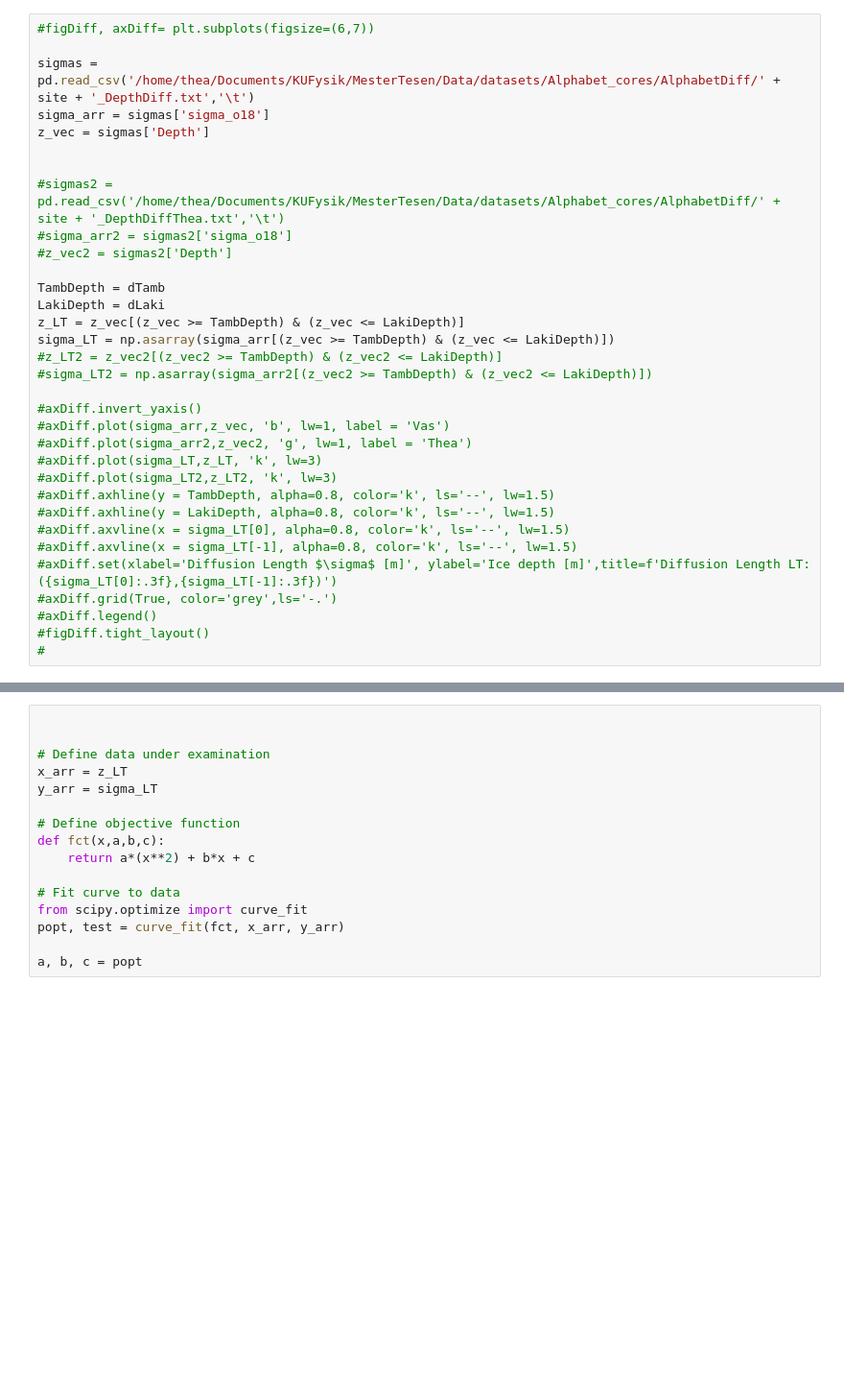
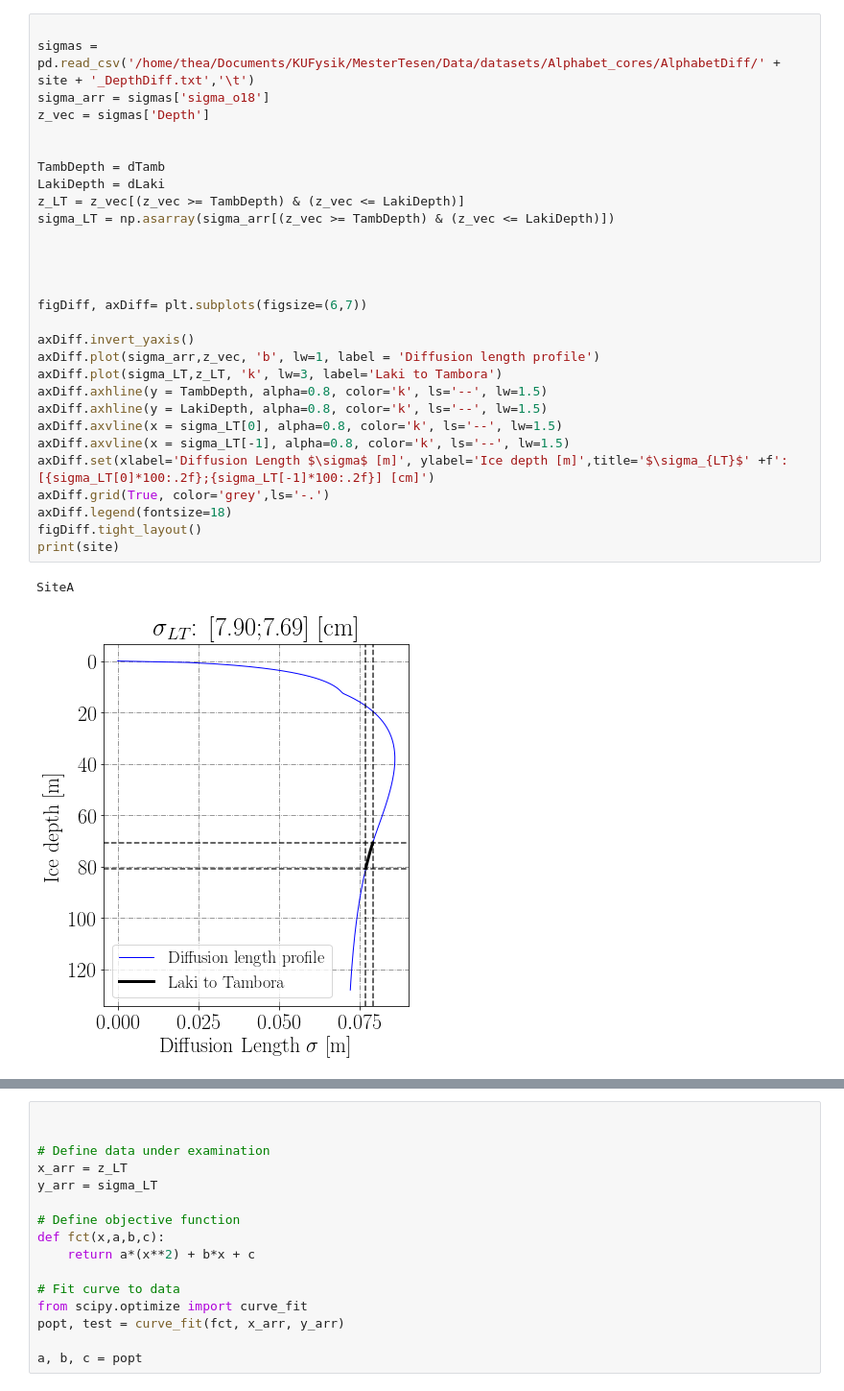
Before and after one commit to TheaQG/AWI_Bcores_Analysis, a Jupyter notebook: sigma_z.ipynb, the cells around one changed output, grey strips where cells are left out. Shown at 96% size. Cells and saved outputs as stored; diff of their text form; blank space fills up the shorter version.

```diff
--- a/sigma_z.ipynb
+++ b/sigma_z.ipynb
@@ -65,38 +67,37 @@ depth_LT = data_d18O_LT['depth']
 d18O_LT = data_d18O_LT['d18O']
 N_InInt = 32
 # %%
-#figDiff, axDiff= plt.subplots(figsize=(6,7))
 
 sigmas = pd.read_csv('/home/thea/Documents/KUFysik/MesterTesen/Data/datasets/Alphabet_cores/AlphabetDiff/' + site + '_DepthDiff.txt','\t')
 sigma_arr = sigmas['sigma_o18']
 z_vec = sigmas['Depth']
 
 
-#sigmas2 = pd.read_csv('/home/thea/Documents/KUFysik/MesterTesen/Data/datasets/Alphabet_cores/AlphabetDiff/' + site + '_DepthDiffThea.txt','\t')
-#sigma_arr2 = sigmas2['sigma_o18']
-#z_vec2 = sigmas2['Depth']
-
 TambDepth = dTamb
 LakiDepth = dLaki
 z_LT = z_vec[(z_vec >= TambDepth) & (z_vec <= LakiDepth)]
 sigma_LT = np.asarray(sigma_arr[(z_vec >= TambDepth) & (z_vec <= LakiDepth)])
-#z_LT2 = z_vec2[(z_vec2 >= TambDepth) & (z_vec2 <= LakiDepth)]
-#sigma_LT2 = np.asarray(sigma_arr2[(z_vec2 >= TambDepth) & (z_vec2 <= LakiDepth)])
 
-#axDiff.invert_yaxis()
-#axDiff.plot(sigma_arr,z_vec, 'b', lw=1, label = 'Vas')
-#axDiff.plot(sigma_arr2,z_vec2, 'g', lw=1, label = 'Thea')
-#axDiff.plot(sigma_LT,z_LT, 'k', lw=3)
-#axDiff.plot(sigma_LT2,z_LT2, 'k', lw=3)
-#axDiff.axhline(y = TambDepth, alpha=0.8, color='k', ls='--', lw=1.5)
-#axDiff.axhline(y = LakiDepth, alpha=0.8, color='k', ls='--', lw=1.5)
-#axDiff.axvline(x = sigma_LT[0], alpha=0.8, color='k', ls='--', lw=1.5)
-#axDiff.axvline(x = sigma_LT[-1], alpha=0.8, color='k', ls='--', lw=1.5)
-#axDiff.set(xlabel='Diffusion Length $\sigma$ [m]', ylabel='Ice depth [m]',title=f'Diffusion Length LT:({sigma_LT[0]:.3f},{sigma_LT[-1]:.3f})')
-#axDiff.grid(True, color='grey',ls='-.')
-#axDiff.legend()
-#figDiff.tight_layout()
-#
+
+
+
+figDiff, axDiff= plt.subplots(figsize=(6,7))
+
+axDiff.invert_yaxis()
+axDiff.plot(sigma_arr,z_vec, 'b', lw=1, label = 'Diffusion length profile')
+axDiff.plot(sigma_LT,z_LT, 'k', lw=3, label='Laki to Tambora')
+axDiff.axhline(y = TambDepth, alpha=0.8, color='k', ls='--', lw=1.5)
+axDiff.axhline(y = LakiDepth, alpha=0.8, color='k', ls='--', lw=1.5)
+axDiff.axvline(x = sigma_LT[0], alpha=0.8, color='k', ls='--', lw=1.5)
+axDiff.axvline(x = sigma_LT[-1], alpha=0.8, color='k', ls='--', lw=1.5)
+axDiff.set(xlabel='Diffusion Length $\sigma$ [m]', ylabel='Ice depth [m]',title='$\sigma_{LT}$' +f': [{sigma_LT[0]*100:.2f};{sigma_LT[-1]*100:.2f}] [cm]')
+axDiff.grid(True, color='grey',ls='-.')
+axDiff.legend(fontsize=18)
+figDiff.tight_layout()
+print(site)
+# %% [output]
+SiteA
+[figure, added]
 # %%
 fig, ax = plt.subplots(figsize=(8,6))
 ax.plot(z_vec,sigma_arr, 'b', lw=1)
```
Also changed, not shown: parts of 28 cells of this notebook, 1 other file.
